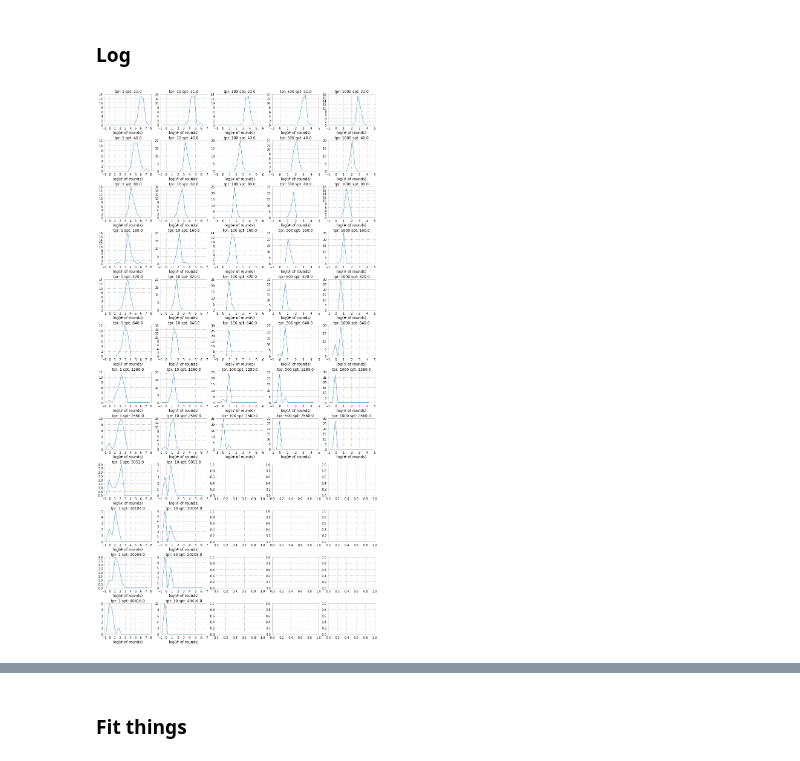
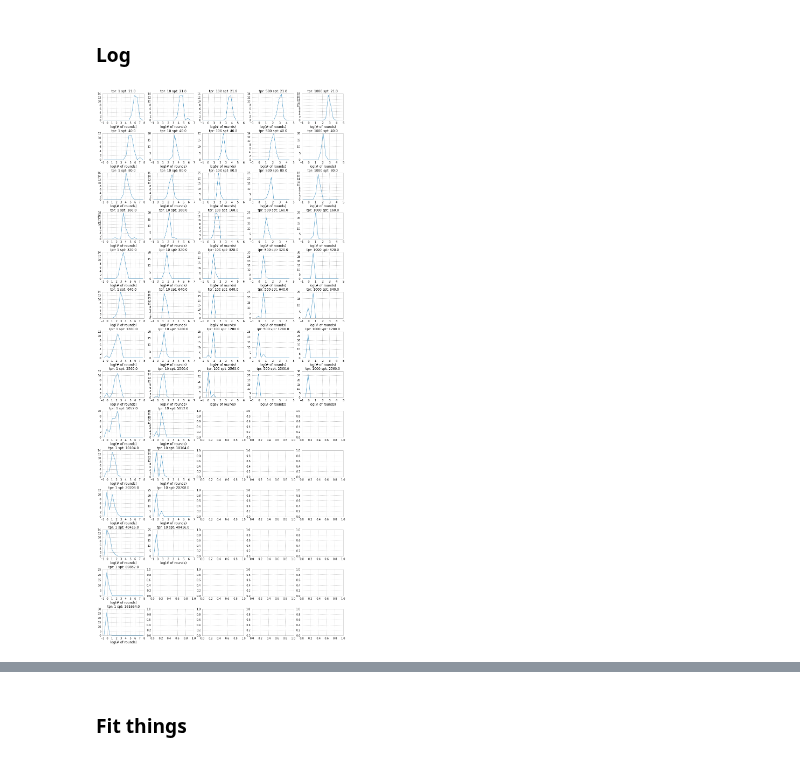
Before and after one commit to mpharrigan/quant-accel, a Jupyter notebook: ipython/muller3.ipynb, the cells around one changed output, grey strips where cells are left out. Saved outputs shown, nothing was run; the diff lists cells and outputs as text; code cells hidden in the pictures.

```diff
--- a/ipython/muller3.ipynb
+++ b/ipython/muller3.ipynb
@@ -91,15 +91,15 @@ for i, (k, v) in enumerate(rounds_vs_spt.items()):
 # %% [markdown]
 ### Log
 # %%
-fig, axes = plt.subplots(12, 5, figsize=(16, 4*8))
+fig, axes = plt.subplots(14, 5, figsize=(16, 4*9))
 for i, (k, v) in enumerate(rounds_vs_spt.items()):
     for j, (hist, bin_centers, xval) in enumerate(sc.histogram(v, htype='np', whole_range=True, log=True)):
         ax = axes[j, i]
         ax.plot(bin_centers, hist, '-')
         ax.set_xlabel('log(# of rounds)');
         ax.set_title("tpr: %s spt: %s" % (k, xval))
 # %% [output]
-[figure, old version]
+[figure, new version]
 # %%
 fig, ax = plt.subplots(figsize=(10,7))
 fig2, axes = plt.subplots( 2,3, figsize=(12,2*4))
```
Also changed, not shown: parts of 3 cells of this notebook, 2 other files.
